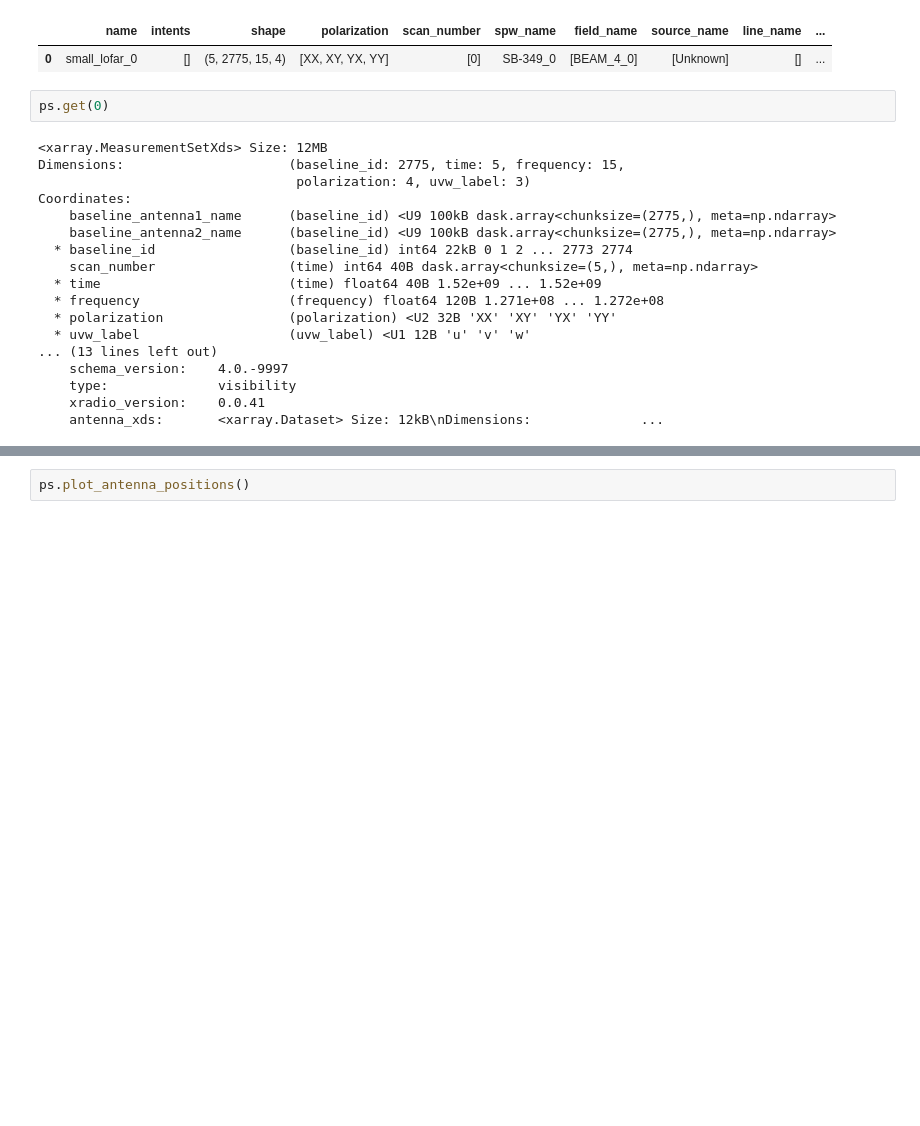
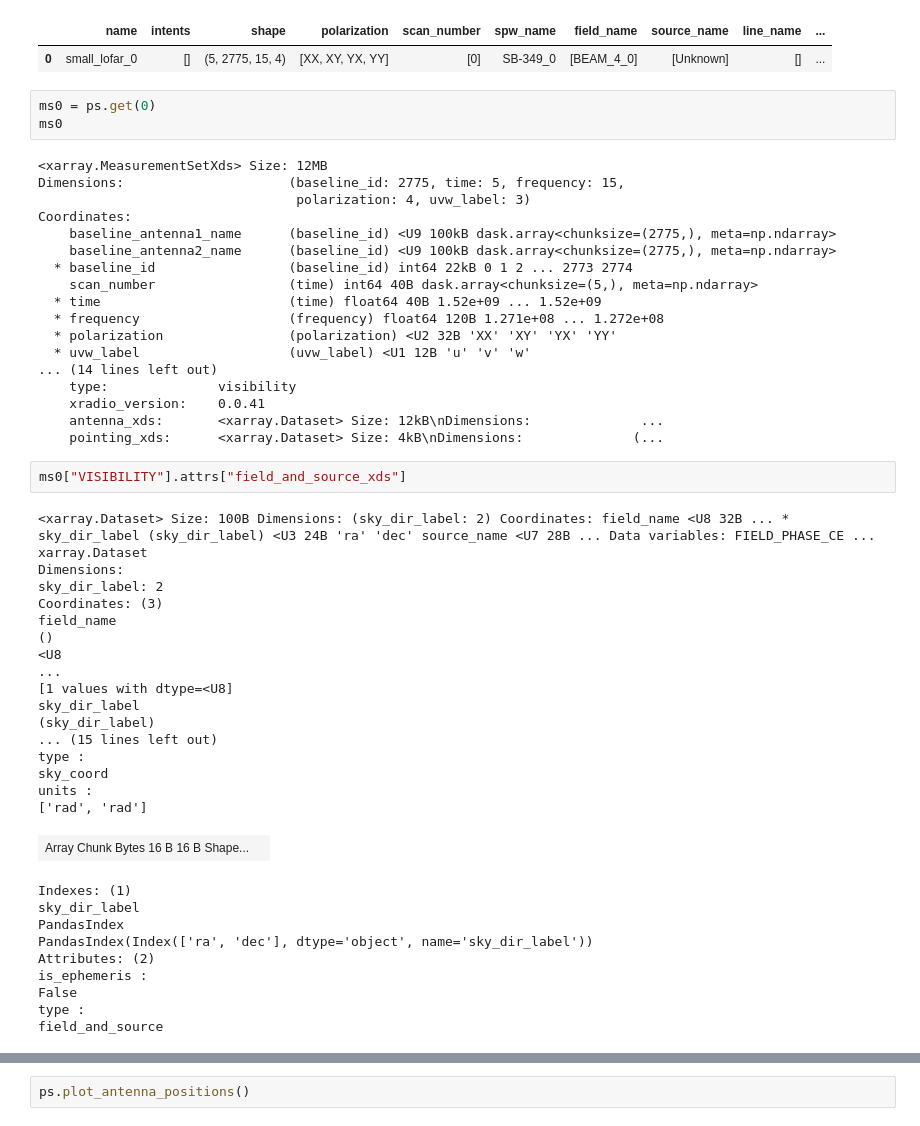
Before and after one commit to casangi/xradio, a Jupyter notebook: docs/source/measurement_set/guides/LOFAR.ipynb, the cells around one changed output, grey strips where cells are left out. Saved outputs shown, nothing was run; the diff lists cells and outputs as text; blank space fills up the shorter version.

```diff
--- a/docs/source/measurement_set/guides/LOFAR.ipynb
+++ b/docs/source/measurement_set/guides/LOFAR.ipynb
@@ -62,7 +63,8 @@ ps.summary()
 |  | name | intents | shape | polarization | scan_number | spw_name | field_name | source_name | line_name | ... |
 | 0 | small_lofar_0 | [] | (5, 2775, 15, 4) | [XX, XY, YX, YY] | [0] | SB-349_0 | [BEAM_4_0] | [Unknown] | [] | ... |
 # %%
-ps.get(0)
+ms0 = ps.get(0)
+ms0
 # %% [output]
 <xarray.MeasurementSetXds> Size: 12MB
 Dimensions:                     (baseline_id: 2775, time: 5, frequency: 15,
@@ -76,9 +78,39 @@ Coordinates:
   * frequency                   (frequency) float64 120B 1.271e+08 ... 1.272e+08
   * polarization                (polarization) <U2 32B 'XX' 'XY' 'YX' 'YY'
   * uvw_label                   (uvw_label) <U1 12B 'u' 'v' 'w'
-... (13 lines left out)
-    schema_version:    4.0.-9997
+... (14 lines left out)
     type:              visibility
     xradio_version:    0.0.41
     antenna_xds:       <xarray.Dataset> Size: 12kB\nDimensions:              ...
+    pointing_xds:      <xarray.Dataset> Size: 4kB\nDimensions:              (...
+# %%
+ms0["VISIBILITY"].attrs["field_and_source_xds"]
+# %% [output]
+<xarray.Dataset> Size: 100B Dimensions: (sky_dir_label: 2) Coordinates: field_name <U8 32B ... * sky_dir_label (sky_dir_label) <U3 24B 'ra' 'dec' source_name <U7 28B ... Data variables: FIELD_PHASE_CE ...
+xarray.Dataset
+Dimensions:
+sky_dir_label: 2
+Coordinates: (3)
+field_name
+()
+<U8
+...
+[1 values with dtype=<U8]
+sky_dir_label
+(sky_dir_label)
+... (15 lines left out)
+type :
+sky_coord
+units :
+['rad', 'rad']
+| Array Chunk Bytes 16 B 16 B Shape... |  |
+Indexes: (1)
+sky_dir_label
+PandasIndex
+PandasIndex(Index(['ra', 'dec'], dtype='object', name='sky_dir_label'))
+Attributes: (2)
+is_ephemeris :
+False
+type :
+field_and_source
 # %%
```
Also changed, not shown: parts of 3 cells of this notebook, 8 other files.
